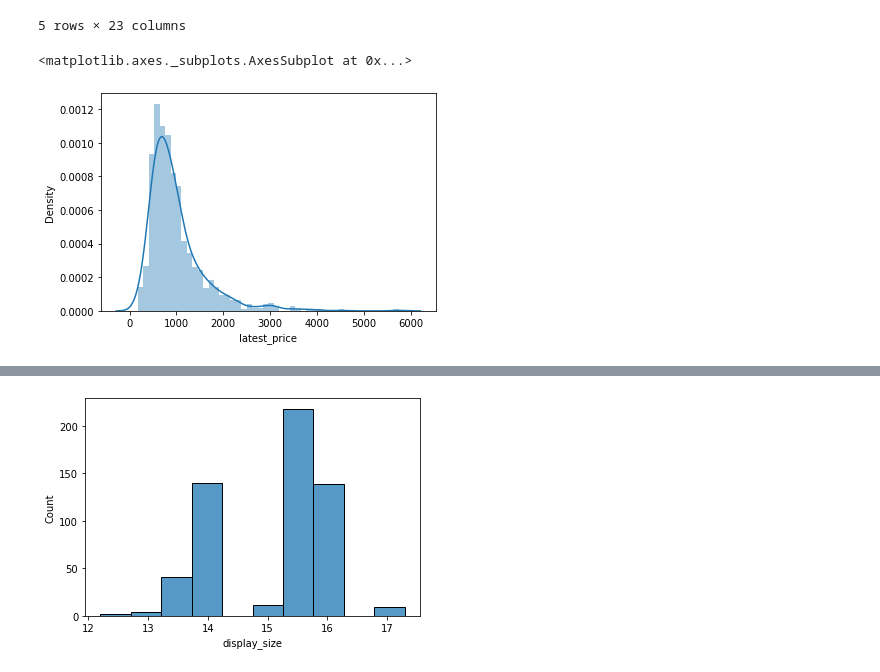
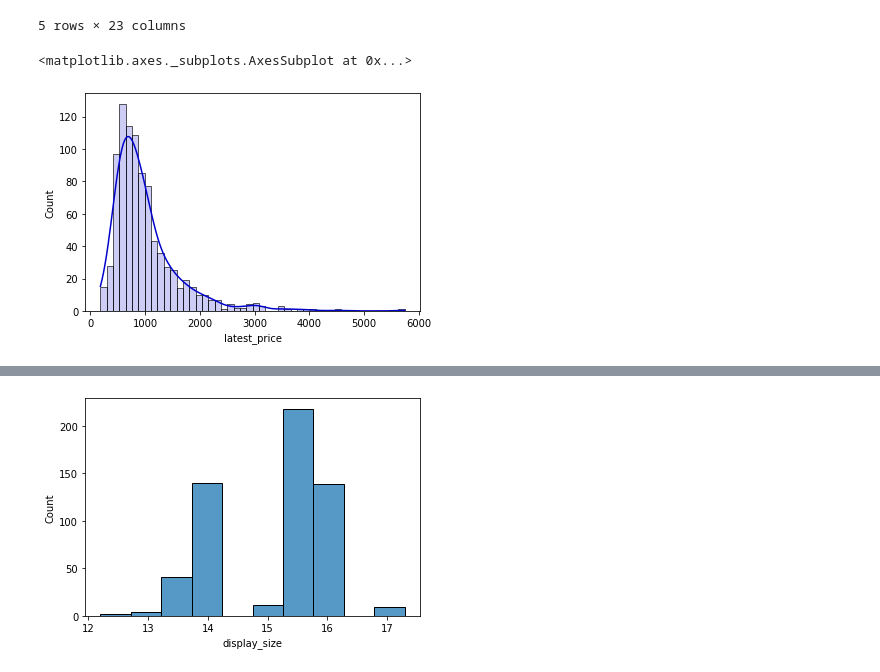
Before and after one commit to j-o-s-h-0/Laptop-Price-Prediction, a Jupyter notebook: Laptop_Price_Prediction.ipynb, the cells around one changed output, grey strips where cells are left out. Drawn from its saved outputs; the diff is of its cells as text; code cells hidden in the pictures.

```diff
--- a/Laptop_Price_Prediction.ipynb
+++ b/Laptop_Price_Prediction.ipynb
@@ -67,10 +67,10 @@ df.head()
 5 rows × 23 columns
 # %%
 # Distribution of output variable
-sns.distplot(df['latest_price'])
+sns.histplot(df['latest_price'], kde=True, color='mediumblue', alpha=0.2)
 # %% [output]
 <matplotlib.axes._subplots.AxesSubplot at 0x...>
-[figure, old version]
+[figure, new version]
 # %%
 df['display_size'].value_counts()
 # %% [output]
```
Also changed, not shown: parts of 4 cells of this notebook.
